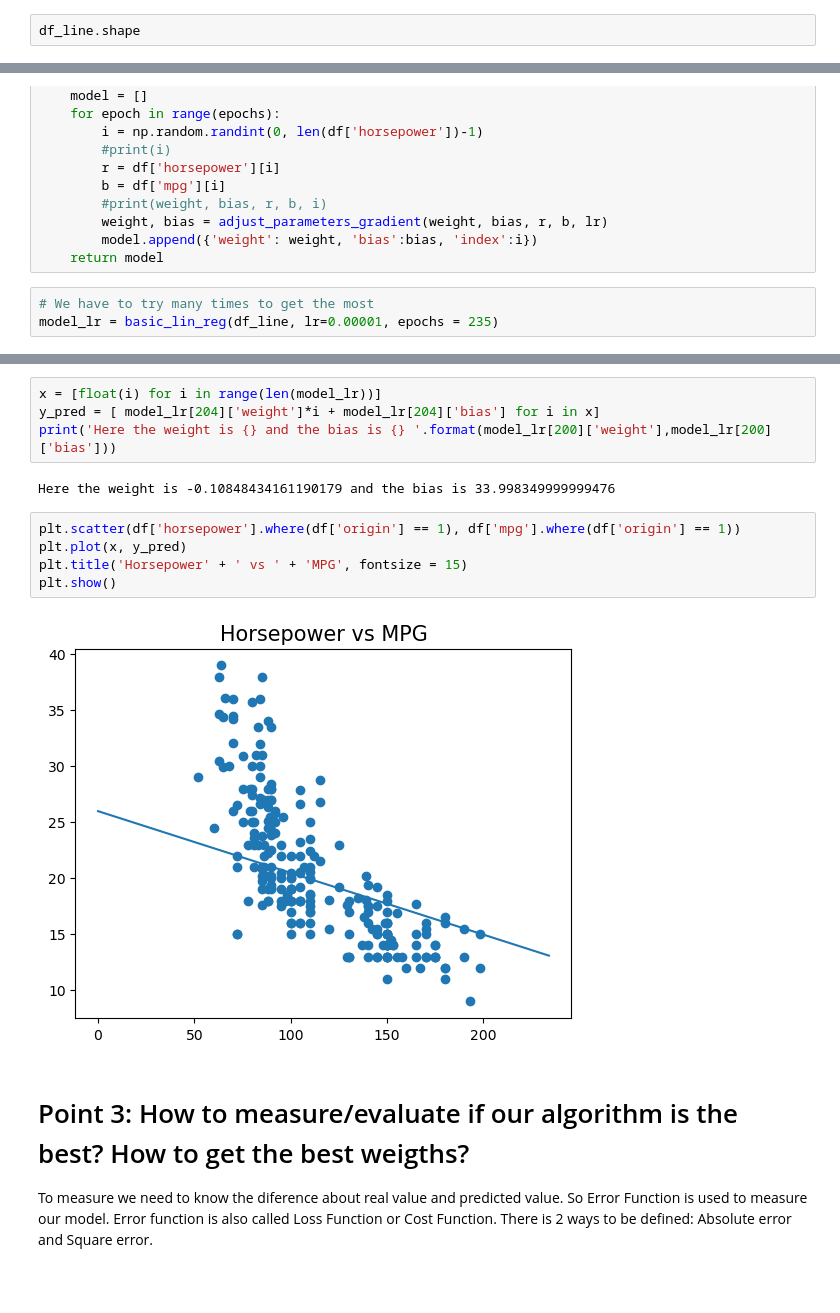
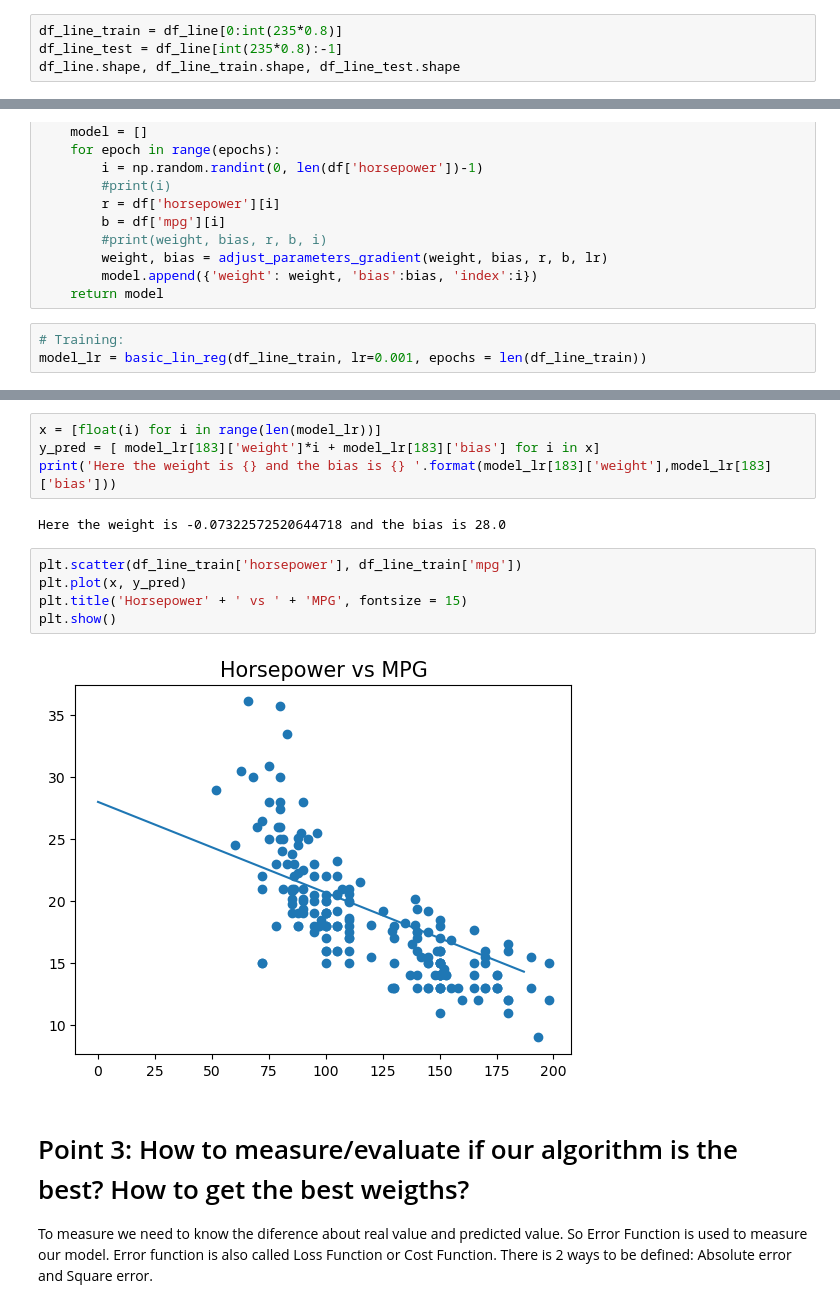
Before and after one commit to yonkeenn/LinearRegression, a Jupyter notebook: Model&Evaluate.ipynb, the cells around one changed output, grey strips where cells are left out. Drawn from its saved outputs; the diff is of its cells as text.

```diff
--- a/Model&Evaluate.ipynb
+++ b/Model&Evaluate.ipynb
@@ -229,5 +229,7 @@ df_line.head()
 | 3 | 16.0 | 8 | 304.0 | 150.0 | 3433.0 | 12.0 | 70 | 1 | "amc rebel sst" |
 | 4 | 17.0 | 8 | 302.0 | 140.0 | 3449.0 | 10.5 | 70 | 1 | "ford torino" |
 # %%
-df_line.shape
+df_line_train = df_line[0:int(235*0.8)]
+df_line_test = df_line[int(235*0.8):-1]
+df_line.shape, df_line_train.shape, df_line_test.shape
 # %% [output]
@@ -293,5 +295,5 @@ def basic_lin_reg_gradient(df, lr=0.01, epochs = 100):
         model.append({'weight': weight, 'bias':bias, 'index':i})
     return model
 # %%
-# We have to try many times to get the most
-model_lr = basic_lin_reg(df_line, lr=0.00001, epochs = 235)
+# Training:
+model_lr = basic_lin_reg(df_line_train, lr=0.001, epochs = len(df_line_train))
@@ -332,16 +338,16 @@ plt.show()
 # %%
 x = [float(i) for i in range(len(model_lr))]
-y_pred = [ model_lr[204]['weight']*i + model_lr[204]['bias'] for i in x]
-print('Here the weight is {} and the bias is {} '.format(model_lr[200]['weight'],model_lr[200]['bias']))
+y_pred = [ model_lr[183]['weight']*i + model_lr[183]['bias'] for i in x]
+print('Here the weight is {} and the bias is {} '.format(model_lr[183]['weight'],model_lr[183]['bias']))
 # %% [output]
-Here the weight is -0.10848434161190179 and the bias is 33.998349999999476
+Here the weight is -0.07322572520644718 and the bias is 28.0
 # %%
-plt.scatter(df['horsepower'].where(df['origin'] == 1), df['mpg'].where(df['origin'] == 1))
+plt.scatter(df_line_train['horsepower'], df_line_train['mpg'])
 plt.plot(x, y_pred)
 plt.title('Horsepower' + ' vs ' + 'MPG', fontsize = 15)
 plt.show()
 # %% [output]
-[figure, old version]
+[figure, new version]
 # %% [markdown]
 # Point 3: How to measure/evaluate if our algorithm is the best? How to get the best weigths?
 
```
Also changed, not shown: parts of 17 cells of this notebook.
